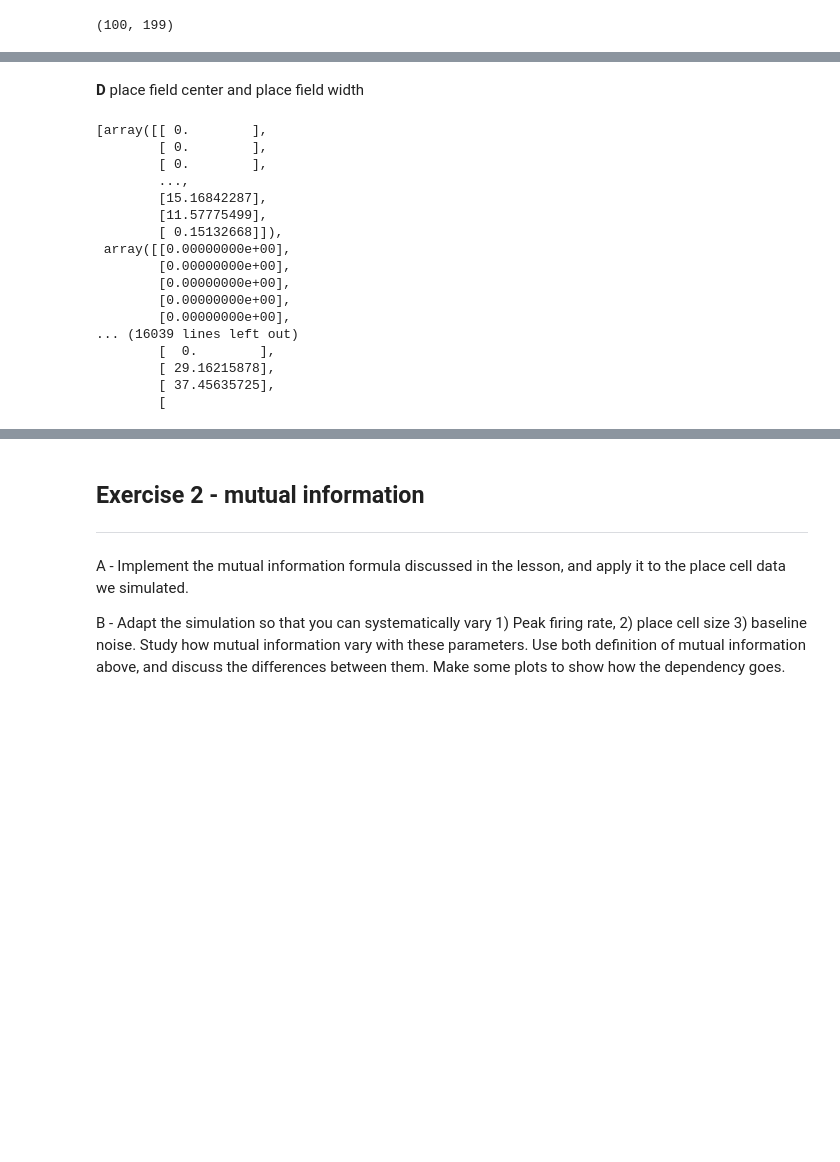
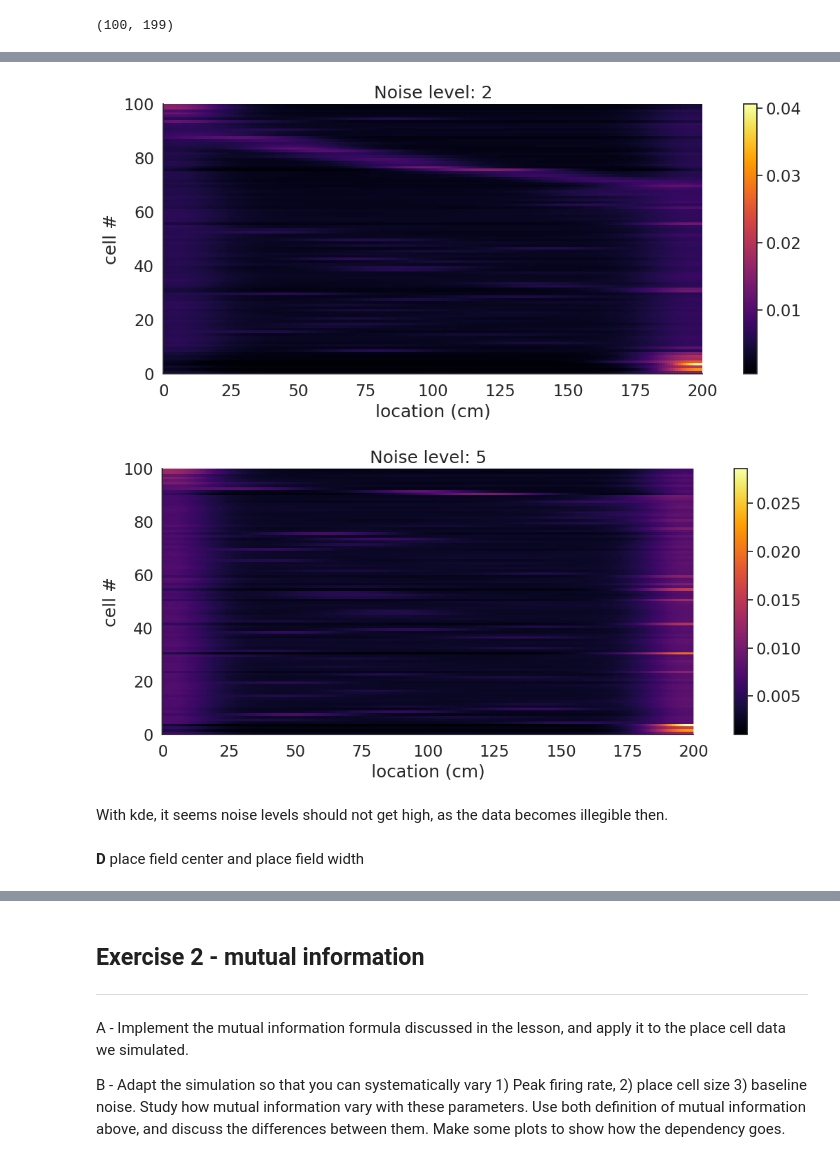
Before and after one commit to irenetiem/single-cell-analysis, a Jupyter notebook: 01-tuning-curves/exercises.ipynb, the cells around one changed output, grey strips where cells are left out. Saved outputs shown, nothing was run; the diff lists cells and outputs as text; code cells hidden in the pictures; blank space fills up the shorter version.

```diff
--- a/01-tuning-curves/exercises.ipynb
+++ b/01-tuning-curves/exercises.ipynb
@@ -228,6 +229,8 @@ noise_firing_rate = 0.5 # the baseline noise firing rate    # noise here!
 # spike_positions = [np.interp(s, t, x) for s in spikes]
 # %%
 def testing_noise_levels(noise_firing_rate):
+
+  spikes = []
 
   for i in tqdm(range(n_cells)):
     inst_rate = true_firing_rate_maps[i,x_sampling.astype(np.int32)] + noise_firing_rate
@@ -364,6 +367,9 @@ from scipy.stats import gaussian_kde
 (100, 199)
 # %%
 def testing_noise_levels_with_kde(noise_firing_rate):
+
+  spikes = []
+
   for i in tqdm(range(n_cells)):
     inst_rate = true_firing_rate_maps[i,x_sampling.astype(np.int32)] + noise_firing_rate
     spikes_loc = np.random.poisson(inst_rate/sampling_rate)
@@ -374,7 +380,7 @@ def testing_noise_levels_with_kde(noise_firing_rate):
   spike_positions = [np.interp(s, t, x) for s in spikes]
 
   # plot it
-  space_bins = np.arange(0., 200., 5)
+  space_bins = np.arange(0., 200., 1) # binsize should be small
 
   # add kde
   kdes = np.zeros((len(spike_positions), 200))
@@ -427,24 +415,14 @@ ValueError: `dataset` input should have multiple elements.
+# %%
+noise_levels = [2, 5]
+
+for noise_firing_rate in noise_levels:
+  testing_noise_levels_with_kde(noise_firing_rate)
+# %% [output]
+[figure, added]
+[figure, added]
+# %% [markdown]
+With kde, it seems noise levels should not get high, as the data becomes illegible then.
 # %% [markdown]
 **D** place field center and place field width
 # %%
 # calculate c_pf for each cell
-# %%
-spike_positions
-# %% [output]
-[array([[ 0.        ],
-        [ 0.        ],
-        [ 0.        ],
-        ...,
-        [15.16842287],
-        [11.57775499],
-        [ 0.15132668]]),
- array([[0.00000000e+00],
-        [0.00000000e+00],
-        [0.00000000e+00],
-        [0.00000000e+00],
-        [0.00000000e+00],
-... (16039 lines left out)
-        [  0.        ],
-        [ 29.16215878],
-        [ 37.45635725],
-        [
```
Also changed, not shown: parts of 13 cells of this notebook.
